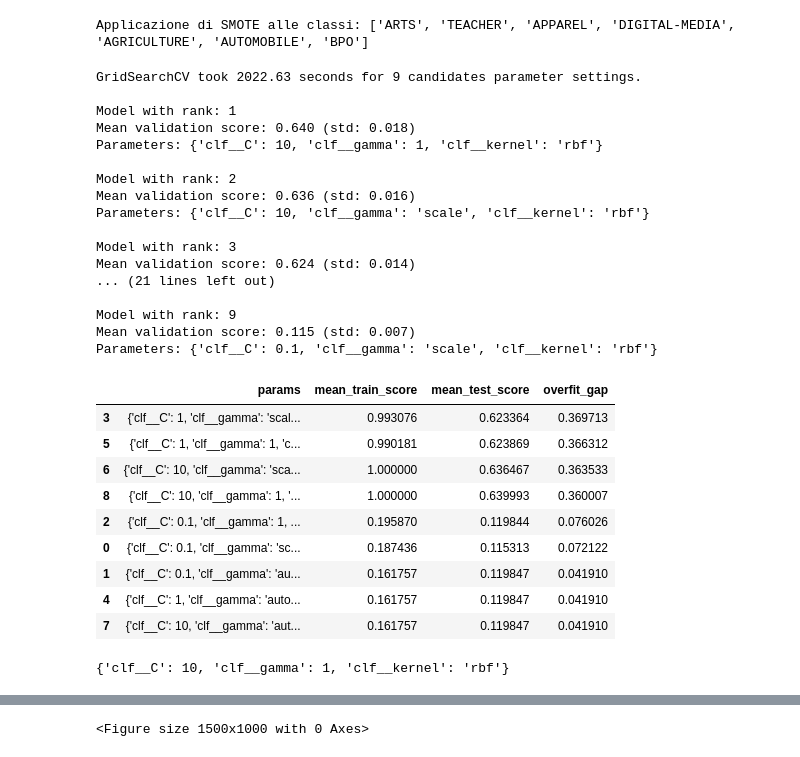
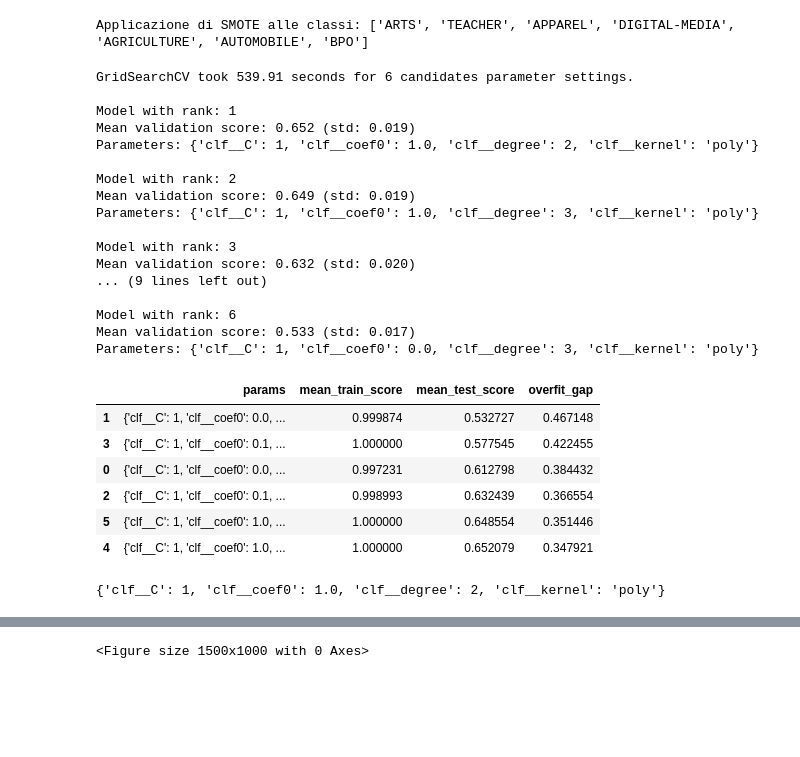
Before and after one commit to andreabochicchio02/ResumeMining, a Jupyter notebook: SVM/SVM_TFIDF.ipynb, the cells around one changed output, grey strips where cells are left out. Saved outputs shown, nothing was run; the diff lists cells and outputs as text; code cells hidden in the pictures; blank space fills up the shorter version.

```diff
--- a/SVM/SVM_TFIDF.ipynb
+++ b/SVM/SVM_TFIDF.ipynb
@@ -82,16 +82,23 @@ pipeline = Pipeline([
 # QUINDI CERCARE DI MOFIDICARE ALTRI PARAMETRI NON PRESENTI IN QUESTO GRID SEARCH PER DIMINUIRE OVERFITTING
 
 param_grid = [
-    {
-        'clf__kernel': ['linear'],
-        'clf__C':      [1]
-    },
+    #{
+    #    'clf__kernel': ['linear'],
+    #    'clf__C':      [1]
+    #},
+
+    #{
+    #    'clf__kernel': ['rbf'],
+    #    'clf__C': [1, 10],
+    #    'clf__gamma': ['scale', 1]
+    #}
 
     {
-        'clf__kernel': ['rbf'],
-        'clf__C': [1, 10],
-        'clf__gamma': ['scale', 1]
-    }
+        'clf__kernel': ['poly'],
+        'clf__C':      [1],
+        'clf__degree': [2, 3],
+        'clf__coef0': [0.0, 0.1, 1.0]       # termine indipendente
+    },
 ]
 
 grid = GridSearchCV(
@@ -109,49 +116,46 @@ grid_search = grid.fit(X_train_features, y_train)
 print(f"GridSearchCV took {(time() - start):.2f} seconds for {len(grid_search.cv_results_['params'])} candidates parameter settings.\n")
 report(grid_search.cv_results_)
 # %% [output]
-GridSearchCV took 2022.63 seconds for 9 candidates parameter settings.
+GridSearchCV took 539.91 seconds for 6 candidates parameter settings.
 
 Model with rank: 1
-Mean validation score: 0.640 (std: 0.018)
-Parameters: {'clf__C': 10, 'clf__gamma': 1, 'clf__kernel': 'rbf'}
+Mean validation score: 0.652 (std: 0.019)
+Parameters: {'clf__C': 1, 'clf__coef0': 1.0, 'clf__degree': 2, 'clf__kernel': 'poly'}
 
 Model with rank: 2
-Mean validation score: 0.636 (std: 0.016)
-Parameters: {'clf__C': 10, 'clf__gamma': 'scale', 'clf__kernel': 'rbf'}
+Mean validation score: 0.649 (std: 0.019)
+Parameters: {'clf__C': 1, 'clf__coef0': 1.0, 'clf__degree': 3, 'clf__kernel': 'poly'}
 
 Model with rank: 3
-Mean validation score: 0.624 (std: 0.014)
-... (21 lines left out)
+Mean validation score: 0.632 (std: 0.020)
+... (9 lines left out)
 
-Model with rank: 9
-Mean validation score: 0.115 (std: 0.007)
-Parameters: {'clf__C': 0.1, 'clf__gamma': 'scale', 'clf__kernel': 'rbf'}
+Model with rank: 6
+Mean validation score: 0.533 (std: 0.017)
+Parameters: {'clf__C': 1, 'clf__coef0': 0.0, 'clf__degree': 3, 'clf__kernel': 'poly'}
 # %%
 results = pd.DataFrame(grid_search.cv_results_)
 
 # Calcolo la differenza per accuracy
 results['overfit_gap'] = results['mean_train_score'] - results['mean_test_score']
 
 # Ordino per overfit_gap su accuracy
-results_sorted = results.sort_values(by='overfit_gap', ascending=False)
+results_sorted = results.sort_values(by='overfit_gap')
 
 # Visualizzo
 results_sorted[['params', 'mean_train_score', 'mean_test_score', 'overfit_gap']].head(20)
 # %% [output]
 |  | params | mean_train_score | mean_test_score | overfit_gap |
-| 3 | {'clf__C': 1, 'clf__gamma': 'scal... | 0.993076 | 0.623364 | 0.369713 |
-| 5 | {'clf__C': 1, 'clf__gamma': 1, 'c... | 0.990181 | 0.623869 | 0.366312 |
-| 6 | {'clf__C': 10, 'clf__gamma': 'sca... | 1.000000 | 0.636467 | 0.363533 |
-| 8 | {'clf__C': 10, 'clf__gamma': 1, '... | 1.000000 | 0.639993 | 0.360007 |
-| 2 | {'clf__C': 0.1, 'clf__gamma': 1, ... | 0.195870 | 0.119844 | 0.076026 |
-| 0 | {'clf__C': 0.1, 'clf__gamma': 'sc... | 0.187436 | 0.115313 | 0.072122 |
-| 1 | {'clf__C': 0.1, 'clf__gamma': 'au... | 0.161757 | 0.119847 | 0.041910 |
-| 4 | {'clf__C': 1, 'clf__gamma': 'auto... | 0.161757 | 0.119847 | 0.041910 |
-| 7 | {'clf__C': 10, 'clf__gamma': 'aut... | 0.161757 | 0.119847 | 0.041910 |
+| 1 | {'clf__C': 1, 'clf__coef0': 0.0, ... | 0.999874 | 0.532727 | 0.467148 |
+| 3 | {'clf__C': 1, 'clf__coef0': 0.1, ... | 1.000000 | 0.577545 | 0.422455 |
+| 0 | {'clf__C': 1, 'clf__coef0': 0.0, ... | 0.997231 | 0.612798 | 0.384432 |
+| 2 | {'clf__C': 1, 'clf__coef0': 0.1, ... | 0.998993 | 0.632439 | 0.366554 |
+| 5 | {'clf__C': 1, 'clf__coef0': 1.0, ... | 1.000000 | 0.648554 | 0.351446 |
+| 4 | {'clf__C': 1, 'clf__coef0': 1.0, ... | 1.000000 | 0.652079 | 0.347921 |
 # %%
 print(grid_search.best_params_)
 # %% [output]
-{'clf__C': 10, 'clf__gamma': 1, 'clf__kernel': 'rbf'}
+{'clf__C': 1, 'clf__coef0': 1.0, 'clf__degree': 2, 'clf__kernel': 'poly'}
 # %%
 # DataFrame con i risultati
 param_cols = [col for col in results.columns if col.startswith("param_")]
```
Also changed, not shown: parts of 6 cells of this notebook, 1 other file.
